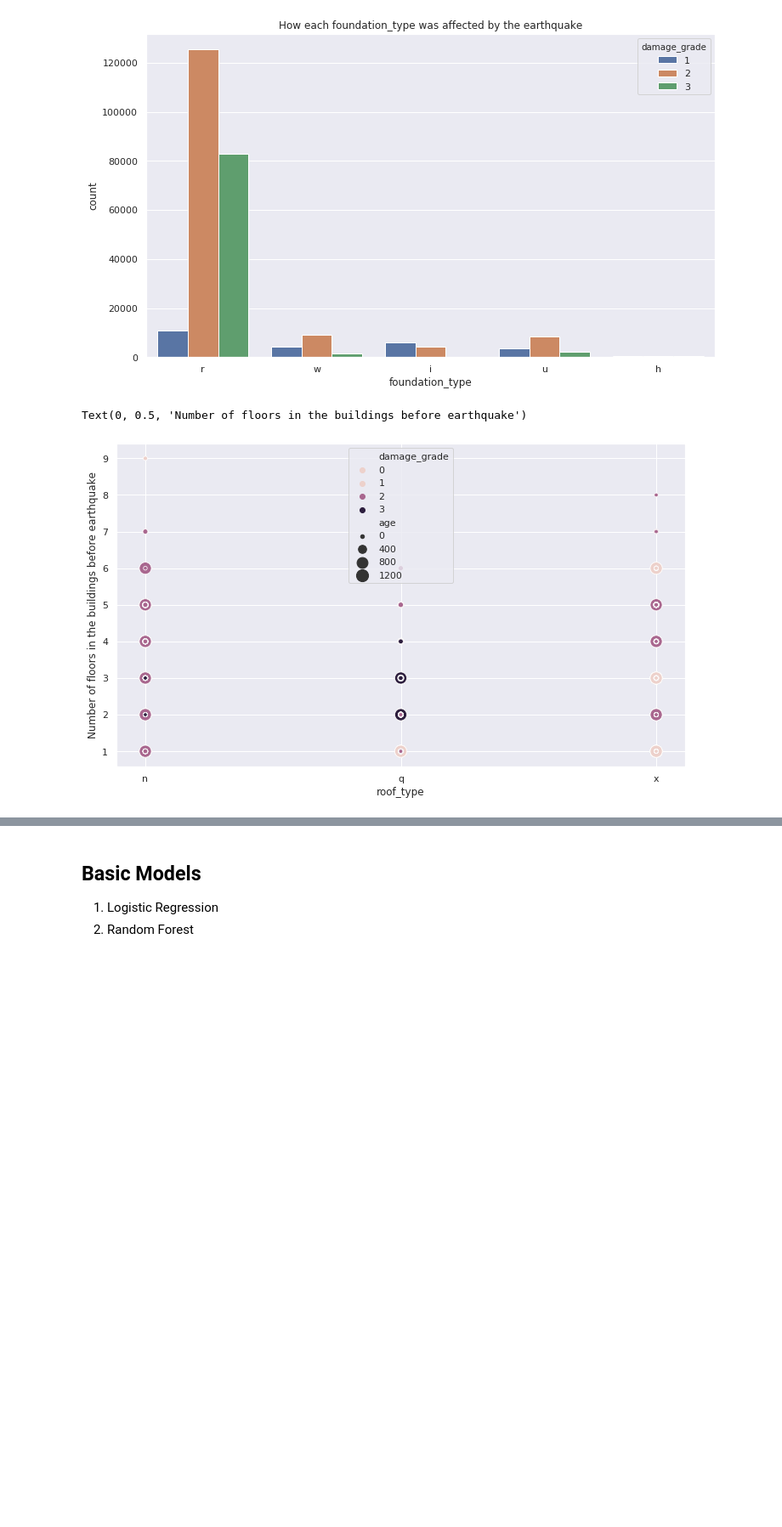
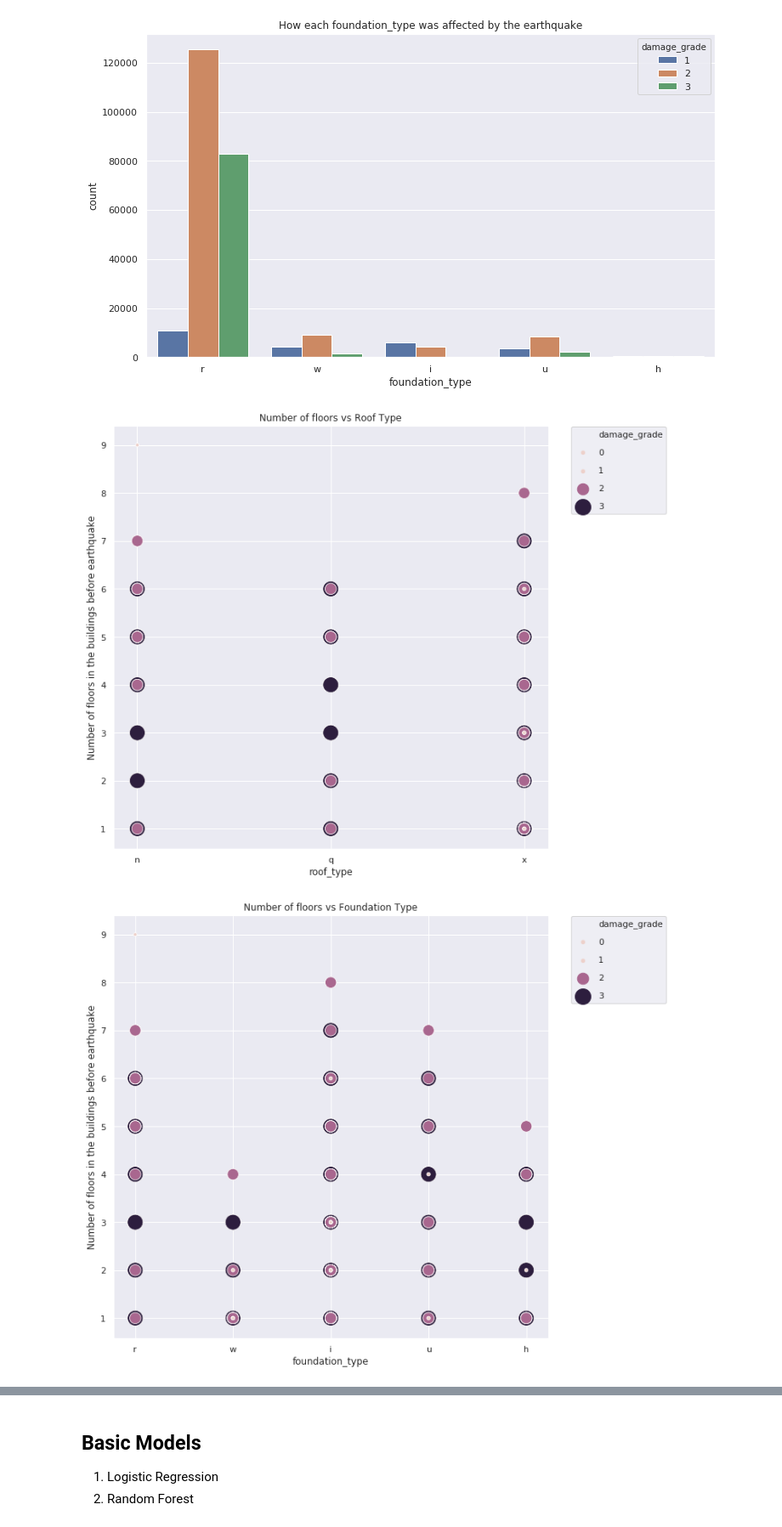
Before and after one commit to aishwarya-1/data_analytics_project, a Jupyter notebook: basic_analysis_EDA.ipynb, the cells around one changed output, grey strips where cells are left out. Shown at 85% size. Saved outputs shown, nothing was run; the diff lists cells and outputs as text; code cells hidden in the pictures; blank space fills up the shorter version.

```diff
--- a/basic_analysis_EDA.ipynb
+++ b/basic_analysis_EDA.ipynb
@@ -413,6 +422,17 @@ for col in cols:
-# %%
-sns.scatterplot(x = "roof_type", y = "count_floors_pre_eq", data = df_merged, hue = "damage_grade", size = "age", sizes=(20, 200))
-plt.ylabel("Number of floors in the buildings before earthquake")
-# %% [output]
-Text(0, 0.5, 'Number of floors in the buildings before earthquake')
-[figure, removed]
+# %%
+sns.set(rc={'figure.figsize':(10,10)})
+sns.scatterplot(x = "roof_type", y = "count_floors_pre_eq", data = df_merged, hue = "damage_grade", hue_order=[1,2,3], size = "damage_grade", sizes=(20, 400))
+plt.ylabel("Number of floors in the buildings before earthquake")
+plt.title("Number of floors vs Roof Type")
+plt.legend(bbox_to_anchor=(1.05, 1), loc=2, borderaxespad=0.1, labelspacing=1.2)
+plt.show()
+
+sns.set(rc={'figure.figsize':(10,10)})
+sns.scatterplot(x = "foundation_type", y = "count_floors_pre_eq", data = df_merged, hue = "damage_grade", size = "damage_grade", sizes=(20, 400))
+plt.ylabel("Number of floors in the buildings before earthquake")
+plt.title("Number of floors vs Foundation Type")
+plt.legend(bbox_to_anchor=(1.05, 1), loc=2, borderaxespad=0.1, labelspacing=1.2)
+plt.show()
+# %% [output]
+[figure, added]
+[figure, added]
```
Also changed, not shown: parts of 7 cells of this notebook.
